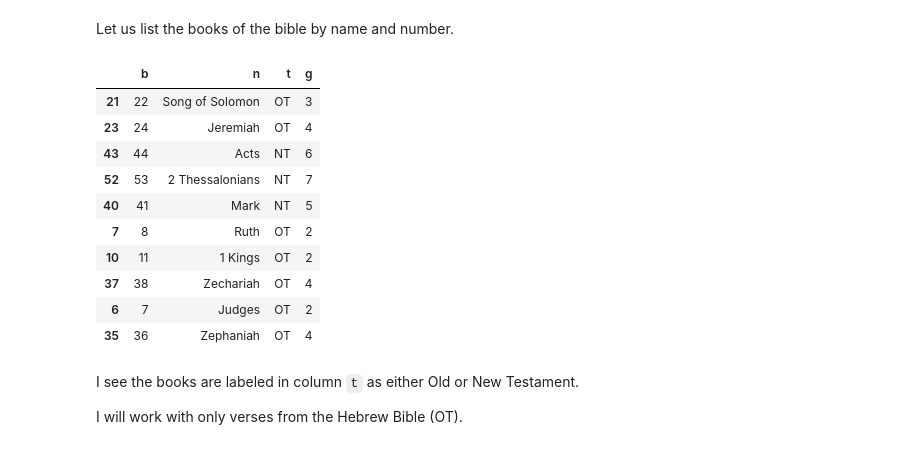
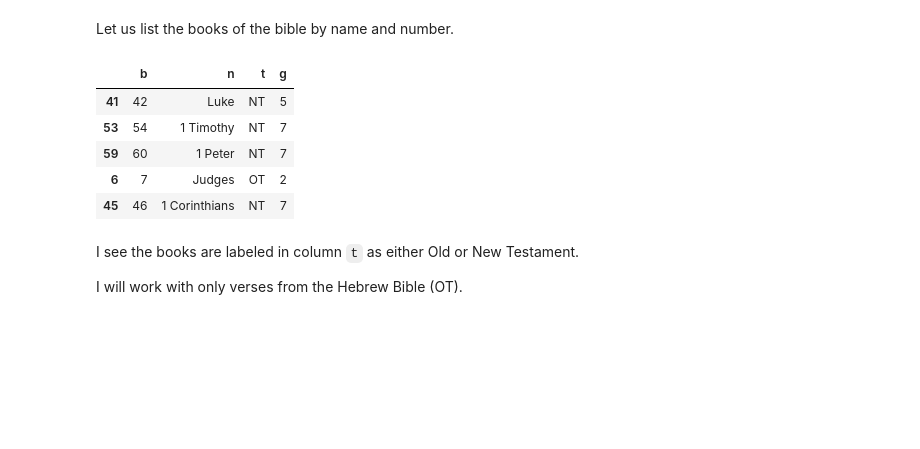
Before and after one commit to yishairasowsky/bible_search, a Jupyter notebook: Cross Reference Guide.ipynb, the cells around one changed output. Saved outputs shown, nothing was run; the diff lists cells and outputs as text; code cells hidden in the pictures; blank space fills up the shorter version.

```diff
--- a/Cross Reference Guide.ipynb
+++ b/Cross Reference Guide.ipynb
@@ -33,19 +35,14 @@ Let us list the books of the bible by name and number.
 # %%
 BOOKS = 'key_english.csv' # a constant, the file with book numbers
 df_books = pd.read_csv(PATH + BOOKS) # load data into dataframe
-df_books.sample(10) # random sampling of 10 rows from the list of books
+df_books.sample(5) # random sampling of 10 rows from the list of books
 # %% [output]
 |  | b | n | t | g |
-| 21 | 22 | Song of Solomon | OT | 3 |
-| 23 | 24 | Jeremiah | OT | 4 |
-| 43 | 44 | Acts | NT | 6 |
-| 52 | 53 | 2 Thessalonians | NT | 7 |
-| 40 | 41 | Mark | NT | 5 |
-| 7 | 8 | Ruth | OT | 2 |
-| 10 | 11 | 1 Kings | OT | 2 |
-| 37 | 38 | Zechariah | OT | 4 |
+| 41 | 42 | Luke | NT | 5 |
+| 53 | 54 | 1 Timothy | NT | 7 |
+| 59 | 60 | 1 Peter | NT | 7 |
 | 6 | 7 | Judges | OT | 2 |
-| 35 | 36 | Zephaniah | OT | 4 |
+| 45 | 46 | 1 Corinthians | NT | 7 |
 # %% [markdown]
 I see the books are labeled in column `t` as either Old or New Testament.
 
```
Also changed, not shown: parts of 24 cells of this notebook.
